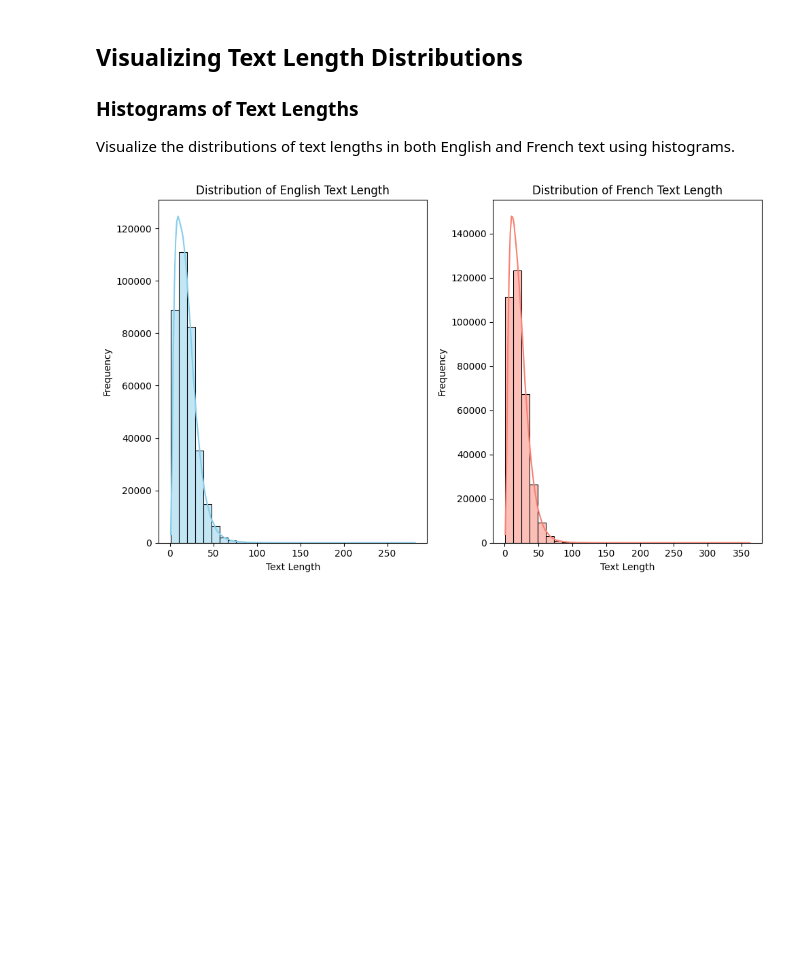
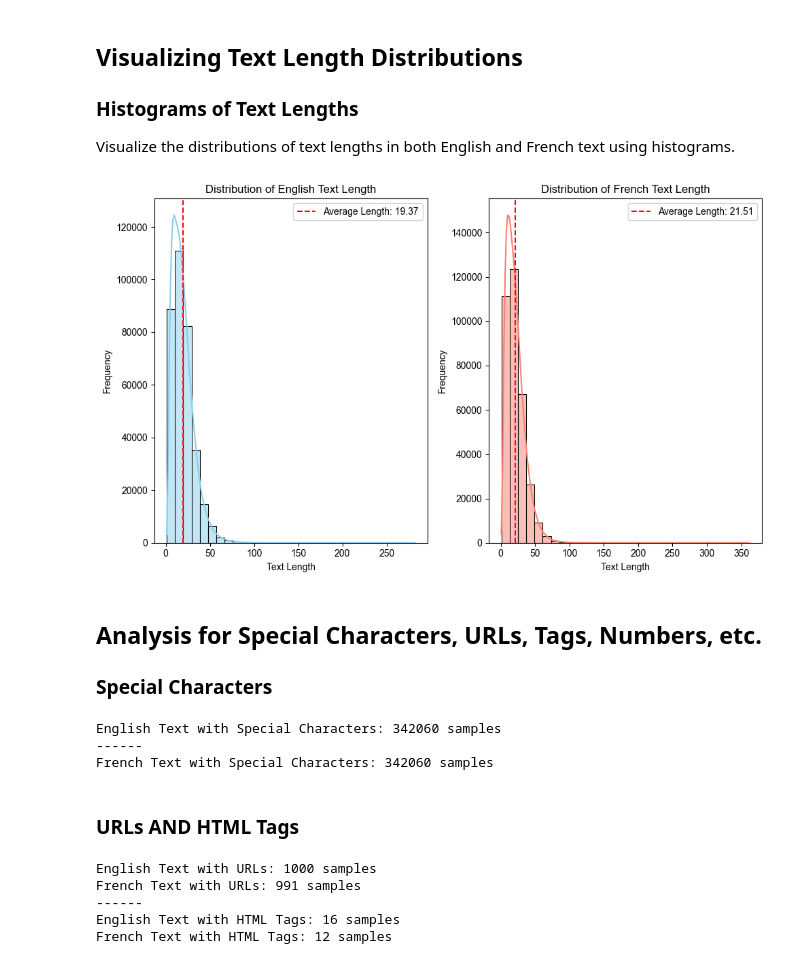
Before and after one commit to zestones/Text-to-Text-Translation, a Jupyter notebook: notebooks/exploratory_analysis.ipynb, the cells around one changed output. Cells and saved outputs as stored; diff of their text form; code cells hidden in the pictures; blank space fills up the shorter version.

Commit message:
feat: analysis & preprocessing

```diff
--- a/notebooks/exploratory_analysis.ipynb
+++ b/notebooks/exploratory_analysis.ipynb
@@ -78,27 +82,82 @@ Missing Values in French Text: 0
 Visualize the distributions of text lengths in both English and French text using histograms.
 # %%
 # Calculate text lengths for English and French text
-segmentation_dataset['en_length'] = segmentation_dataset['en'].apply(
-    lambda x: len(x.split()))
-segmentation_dataset['fr_length'] = segmentation_dataset['fr'].apply(
-    lambda x: len(x.split()))
+segmentation_dataset['en_length'] = segmentation_dataset['en'].apply(lambda x: len(x.split()))
+segmentation_dataset['fr_length'] = segmentation_dataset['fr'].apply(lambda x: len(x.split()))
 
 # Plot histograms for text lengths
 plt.figure(figsize=(10, 6))
 
 plt.subplot(1, 2, 1)
 sns.histplot(segmentation_dataset['en_length'], bins=30, kde=True, color='skyblue')
 plt.title('Distribution of English Text Length')
 plt.xlabel('Text Length')
 plt.ylabel('Frequency')
 
+# Add vertical line for average English text length
+avg_en_length = segmentation_dataset['en_length'].mean()
+plt.axvline(avg_en_length, color='red', linestyle='--', label=f'Average Length: {avg_en_length:.2f}')
+plt.legend()
+
 plt.subplot(1, 2, 2)
 sns.histplot(segmentation_dataset['fr_length'], bins=30, kde=True, color='salmon')
 plt.title('Distribution of French Text Length')
 plt.xlabel('Text Length')
 plt.ylabel('Frequency')
 
+# Add vertical line for average French text length
+avg_fr_length = segmentation_dataset['fr_length'].mean()
+plt.axvline(avg_fr_length, color='red', linestyle='--', label=f'Average Length: {avg_fr_length:.2f}')
+plt.legend()
+
 plt.tight_layout()
 plt.show()
 # %% [output]
-[figure, old version]
+[figure, new version]
+# %% [markdown]
+## Analysis for Special Characters, URLs, Tags, Numbers, etc.
+
+### Special Characters
+# %%
+# Check for special characters in English text
+special_chars_english = segmentation_dataset['en'].apply(
+    lambda x: any(char.isdigit() or not char.isalnum() for char in x))
+print(f"English Text with Special Characters: {special_chars_english.sum()} samples")
+
+print("------")
+
+# Check for special characters in French text
+special_chars_french = segmentation_dataset['fr'].apply(
+    lambda x: any(char.isdigit() or not char.isalnum() for char in x))
+
+print(f"French Text with Special Characters: {special_chars_french.sum()} samples")
+# %% [output]
+English Text with Special Characters: 342060 samples
+------
+French Text with Special Characters: 342060 samples
+# %% [markdown]
+### URLs AND HTML Tags
+# %%
+# Check for URLs in English text
+urls_english = segmentation_dataset['en'].str.contains(r'http[s]?://(?:[a-zA-Z]|[0-9]|[$-_@.&+]|[!*\\(\\),]|(?:%[0-9a-fA-F][0-9a-fA-F]))+', regex=True)
+print(f"English Text with URLs: {urls_english.sum()} samples")
+
+# Check for URLs in French text
+urls_french = segmentation_dataset['fr'].str.contains(r'http[s]?://(?:[a-zA-Z]|[0-9]|[$-_@.&+]|[!*\\(\\),]|(?:%[0-9a-fA-F][0-9a-fA-F]))+', regex=True)
+print(f"French Text with URLs: {urls_french.sum()} samples")
+
+print("------")
+
+# Check for HTML tags in English text
+html_tags_english = segmentation_dataset['en'].str.contains(r'<[^>]+>', regex=True)
+print(f"English Text with HTML Tags: {html_tags_english.sum()} samples")
+
+# Check for HTML tags in French text
+html_tags_french = segmentation_dataset['fr'].str.contains(r'<[^>]+>', regex=True)
+print(f"French Text with HTML Tags: {html_tags_french.sum()} samples")
+# %% [output]
+English Text with URLs: 1000 samples
+French Text with URLs: 991 samples
+------
+English Text with HTML Tags: 16 samples
+French Text with HTML Tags: 12 samples
```
Also changed, not shown: parts of 11 cells of this notebook, 4 other files.
